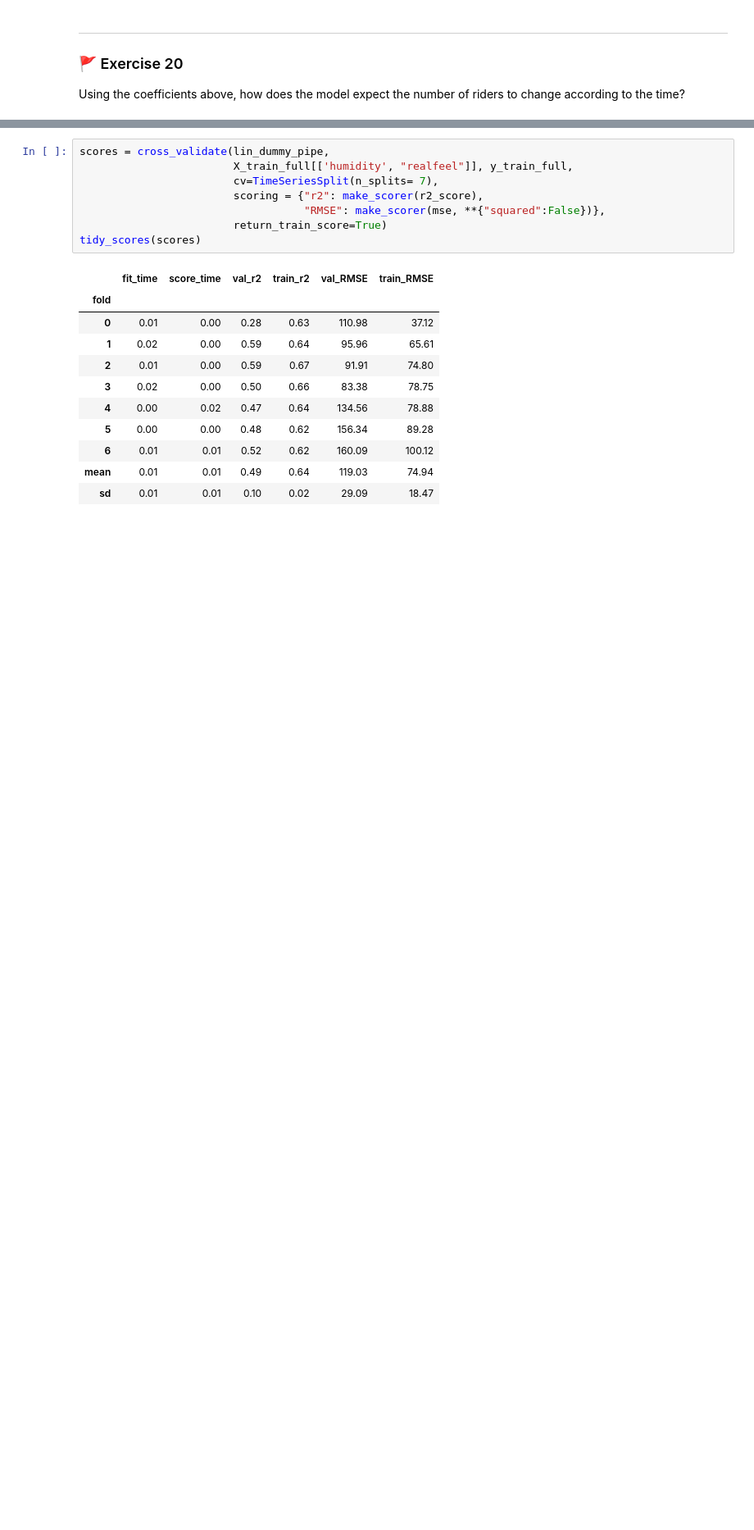
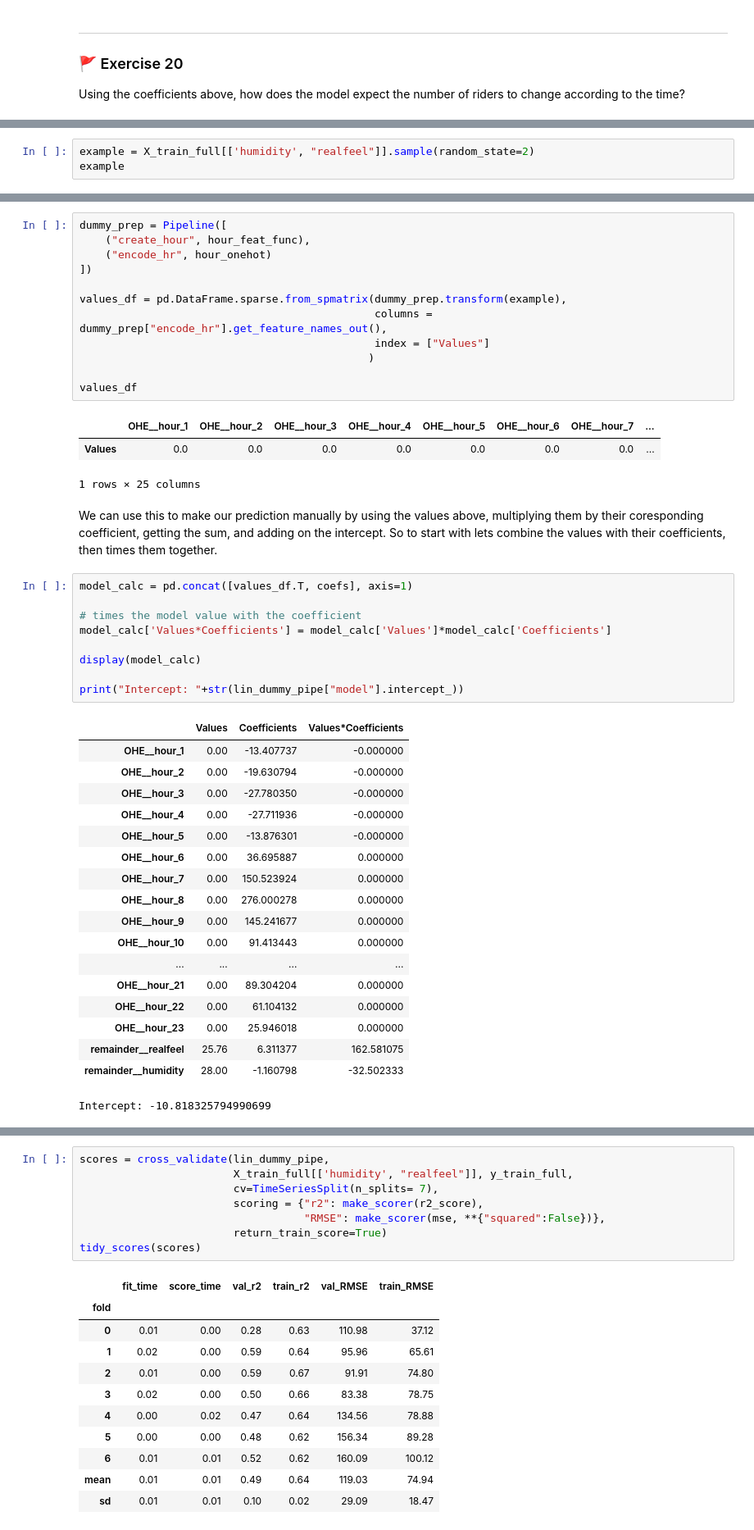
Before and after one commit to Eldave93/machine-learning-workbooks, a Jupyter notebook: 03-regression/03_workbook.ipynb, the cells around one changed output, grey strips where cells are left out. Shown at 82% size. Drawn from its saved outputs; the diff is of its cells as text; blank space fills up the shorter version.

```diff
--- a/03-regression/03_workbook.ipynb
+++ b/03-regression/03_workbook.ipynb
@@ -1311,0 +1367,3 @@ Using the coefficients above, how does the model expect the number of riders to
+# %%
+example = X_train_full[['humidity', "realfeel"]].sample(random_state=2)
+example
@@ -1311,0 +1376,46 @@ Using the coefficients above, how does the model expect the number of riders to
+# %%
+dummy_prep = Pipeline([
+    ("create_hour", hour_feat_func),
+    ("encode_hr", hour_onehot)
+])
+
+values_df = pd.DataFrame.sparse.from_spmatrix(dummy_prep.transform(example),
+                                              columns = dummy_prep["encode_hr"].get_feature_names_out(),
+                                              index = ["Values"]
+                                             )
+
+values_df
+# %% [output]
+|  | OHE__hour_1 | OHE__hour_2 | OHE__hour_3 | OHE__hour_4 | OHE__hour_5 | OHE__hour_6 | OHE__hour_7 | ... |
+| Values | 0.0 | 0.0 | 0.0 | 0.0 | 0.0 | 0.0 | 0.0 | ... |
+1 rows × 25 columns
+# %% [markdown]
+We can use this to make our prediction manually by using the values above, multiplying them by their coresponding coefficient, getting the sum, and adding on the intercept. So to start with lets combine the values with their coefficients, then times them together.
+# %%
+model_calc = pd.concat([values_df.T, coefs], axis=1)
+
+# times the model value with the coefficient
+model_calc['Values*Coefficients'] = model_calc['Values']*model_calc['Coefficients']
+
+display(model_calc)
+
+print("Intercept: "+str(lin_dummy_pipe["model"].intercept_))
+# %% [output]
+|  | Values | Coefficients | Values*Coefficients |
+| OHE__hour_1 | 0.00 | -13.407737 | -0.000000 |
+| OHE__hour_2 | 0.00 | -19.630794 | -0.000000 |
+| OHE__hour_3 | 0.00 | -27.780350 | -0.000000 |
+| OHE__hour_4 | 0.00 | -27.711936 | -0.000000 |
+| OHE__hour_5 | 0.00 | -13.876301 | -0.000000 |
+| OHE__hour_6 | 0.00 | 36.695887 | 0.000000 |
+| OHE__hour_7 | 0.00 | 150.523924 | 0.000000 |
+| OHE__hour_8 | 0.00 | 276.000278 | 0.000000 |
+| OHE__hour_9 | 0.00 | 145.241677 | 0.000000 |
+| OHE__hour_10 | 0.00 | 91.413443 | 0.000000 |
+| ... | ... | ... | ... |
+| OHE__hour_21 | 0.00 | 89.304204 | 0.000000 |
+| OHE__hour_22 | 0.00 | 61.104132 | 0.000000 |
+| OHE__hour_23 | 0.00 | 25.946018 | 0.000000 |
+| remainder__realfeel | 25.76 | 6.311377 | 162.581075 |
+| remainder__humidity | 28.00 | -1.160798 | -32.502333 |
+Intercept: -10.818325794990699
```
Also changed, not shown: parts of 22 cells of this notebook.
